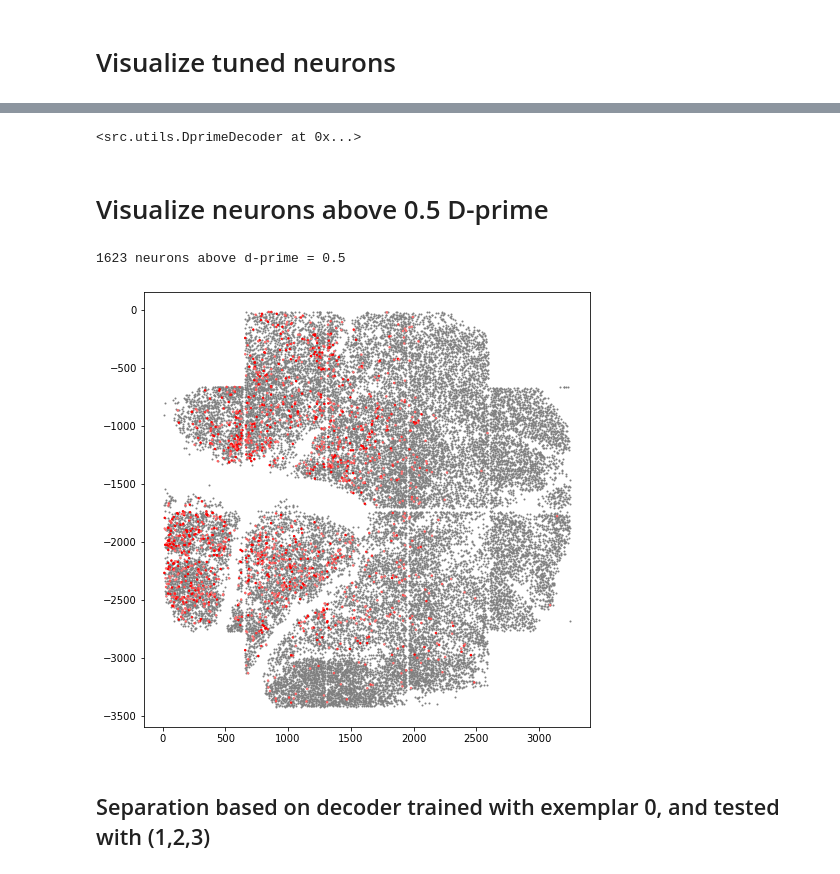
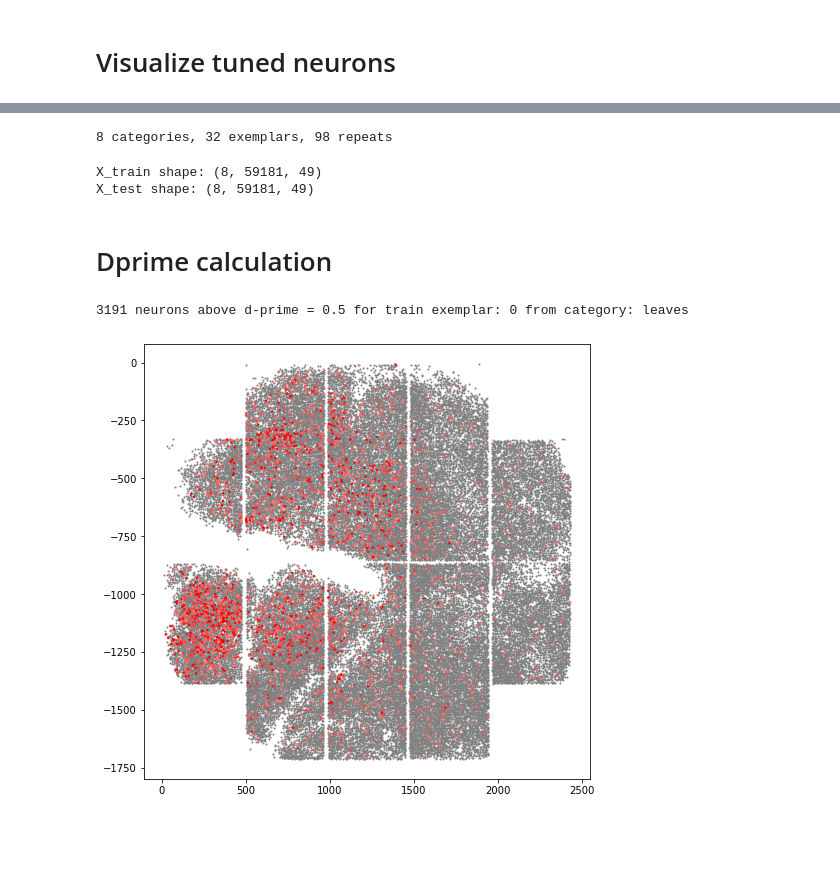
Before and after one commit to NunezKant/Dprime, a Jupyter notebook: PassiveStim/scripts/Dprime_decoder.ipynb, the cells around one changed output, grey strips where cells are left out. Saved outputs shown, nothing was run; the diff lists cells and outputs as text; code cells hidden in the pictures; blank space fills up the shorter version.

Commit message:
Dprime decoder accuracy over all pairs

```diff
--- a/PassiveStim/scripts/Dprime_decoder.ipynb
+++ b/PassiveStim/scripts/Dprime_decoder.ipynb
@@ -48,0 +28,5 @@ total neurons 28721
+# %%
+iexp       = 0
+dual_plane = 1
+timeline   = utils.load_exp_info(exp_db[iexp])
+spks, xpos, ypos, iplane, stat = utils.load_neurons(exp_db[iexp], dual_plane=True,baseline=True)
@@ -75,0 +80,16 @@ decoder_stimuli = utils.get_decoder_stimuli(
+# %%
+n_cat = 8
+samples_per_cat = 4
+total_samples = n_cat * samples_per_cat
+_, nc = np.unique(subset_stim, return_counts = True)
+nc = nc[:total_samples]
+nreps = np.min(nc)
+for exemplar in range(total_samples):
+    if exemplar == 0:
+        idx_4x8 = np.expand_dims(np.where(subset_stim==exemplar+1)[0][:nreps],axis=0)
+    else:
+        idx_4x8 = np.append(idx_4x8, np.expand_dims(np.where(subset_stim==exemplar+1)[0],axis=0),axis=0)
+cats_idx = np.arange(0, total_samples, samples_per_cat)
+print(f"{cats_idx.shape[0]} categories, {idx_4x8.shape[0]} exemplars, {idx_4x8.shape[1]} repeats")
+# %% [output]
+8 categories, 32 exemplars, 98 repeats
@@ -76,19 +106,29 @@ decoder_stimuli = utils.get_decoder_stimuli(
+# %%
+decoder_stimuli = np.zeros((8, neurons_atframes.shape[0], idx_4x8.shape[1]))
+train_category = 0  # always even, since the even categories are the postive texture (rewarded) for each pair
+train_texture = 0
+train_idx = train_category * samples_per_cat
+for exemplar in range(8):
+    decoder_stimuli[exemplar] = neurons_atframes[:, idx_4x8[train_idx+exemplar]]
+X_train = decoder_stimuli[:, :, ::2] #Even repeats for training
+X_test = decoder_stimuli[:, :, 1::2] #Odd repeats for testing
+print(f"X_train shape: {X_train.shape}")
+print(f"X_test shape: {X_test.shape}")
+# %% [output]
+X_train shape: (8, 59181, 49)
+X_test shape: (8, 59181, 49)
+# %% [markdown]
+# Dprime calculation
 # %%
 from src.utils import DprimeDecoder
-decoder = DprimeDecoder(n_categories=8,samples_per_category=4,selected_category=0,threshold=0.5).fit(decoder_stimuli)
-decoder.test(decoder_stimuli,iplane,zstack=2)
+decoder = DprimeDecoder(samples_per_category=samples_per_cat, train_exemplar=train_texture, threshold=0.5)
+decoder.fit(X_train)
+spop = decoder.test(X_test, iplane, zstack=2)
-# %% [output]
-<src.utils.DprimeDecoder at 0x...>
-# %% [markdown]
-# Visualize neurons above 0.5 D-prime
 # %%
-ix = decoder.neurons_abvtresh_
-print('%d neurons above d-prime = 0.5'%ix.sum())
 plt.figure(figsize=(8,8))
 plt.scatter(xpos, -ypos, c = 'gray', s = 1)
-plt.scatter(xpos[ix], -ypos[ix], c = decoder.dprime_[0,ix], cmap = 'bwr', vmax = 1, vmin=-1, s = 2);
+plt.scatter(xpos[decoder.neurons_abvtresh_], -ypos[decoder.neurons_abvtresh_], c = decoder.dprime_[0,decoder.neurons_abvtresh_], cmap = 'bwr', vmax = 1, vmin=-1, s = 2);
+print(f'{decoder.neurons_abvtresh_.sum()} neurons above d-prime = 0.5 for train exemplar: {train_category} from category: {categories_dict[str(train_category)]}')
 # %% [output]
-1623 neurons above d-prime = 0.5
+3191 neurons above d-prime = 0.5 for train exemplar: 0 from category: leaves
-[figure, old version]
+[figure, new version]
-# %% [markdown]
-## Separation based on decoder trained with exemplar 0, and tested with (1,2,3)
```
Also changed, not shown: parts of 19 cells of this notebook, 1 other file.
